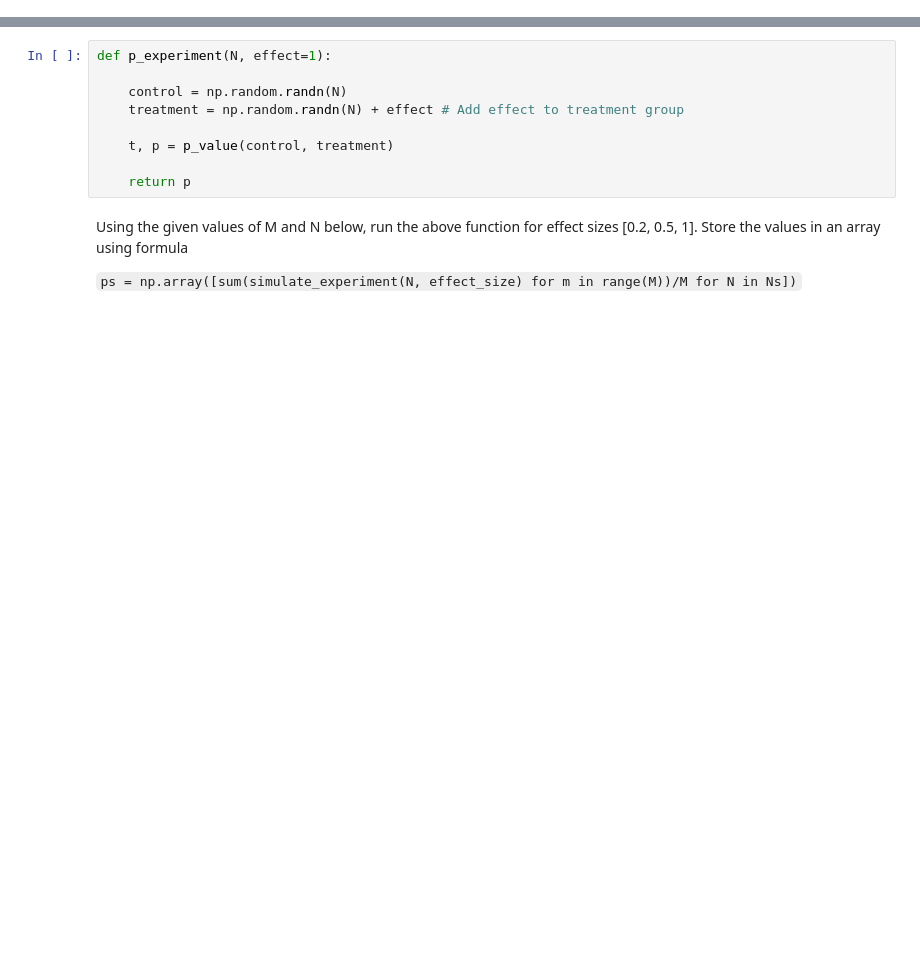
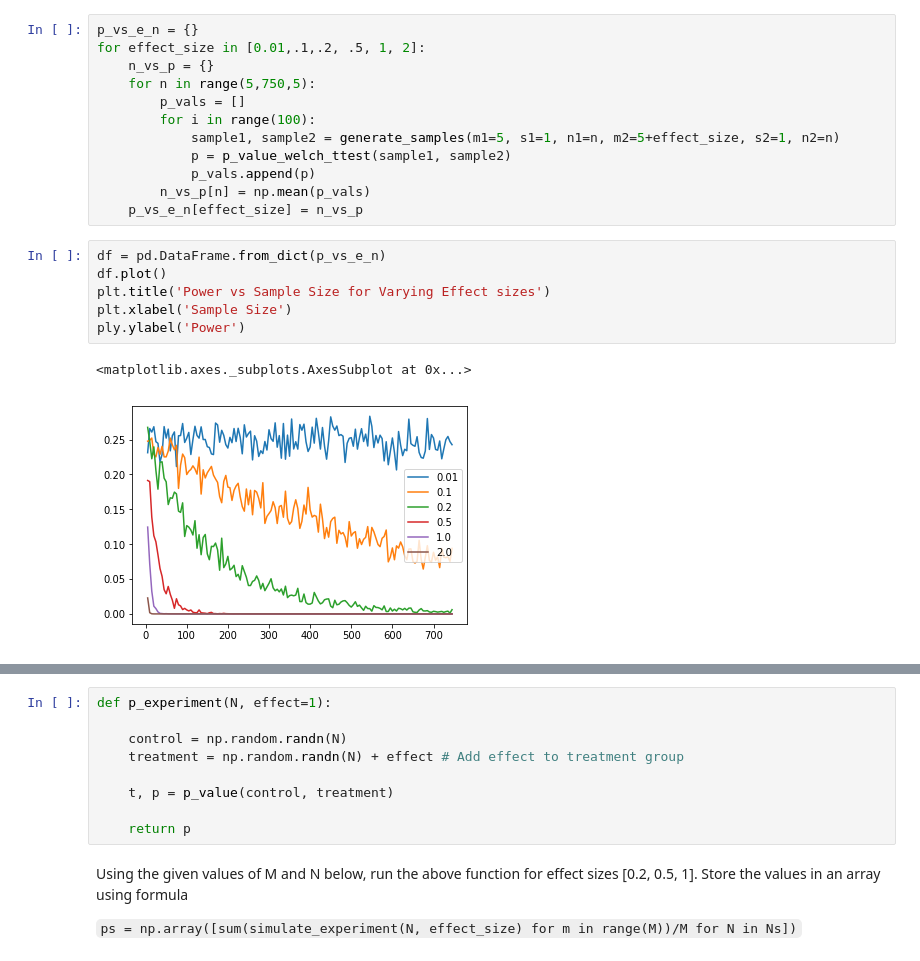
Before and after one commit to learn-co-curriculum/dsc-effect-sizes-pvalues-and-power-lab, a Jupyter notebook: index.ipynb, the cells around one changed output, grey strips where cells are left out. Saved outputs shown, nothing was run; the diff lists cells and outputs as text; blank space fills up the shorter version.

```diff
--- a/index.ipynb
+++ b/index.ipynb
@@ -316,0 +94,21 @@ Let's write a function to run an experiment with N (sample size), effect size (d
+# %%
+p_vs_e_n = {}
+for effect_size in [0.01,.1,.2, .5, 1, 2]:
+    n_vs_p = {}
+    for n in range(5,750,5):
+        p_vals = []
+        for i in range(100):
+            sample1, sample2 = generate_samples(m1=5, s1=1, n1=n, m2=5+effect_size, s2=1, n2=n)
+            p = p_value_welch_ttest(sample1, sample2)
+            p_vals.append(p)
+        n_vs_p[n] = np.mean(p_vals)
+    p_vs_e_n[effect_size] = n_vs_p
+# %%
+df = pd.DataFrame.from_dict(p_vs_e_n)
+df.plot()
+plt.title('Power vs Sample Size for Varying Effect sizes')
+plt.xlabel('Sample Size')
+ply.ylabel('Power')
+# %% [output]
+<matplotlib.axes._subplots.AxesSubplot at 0x...>
+[figure, added]
```
Also changed, not shown: parts of 49 cells of this notebook, 8 other files.
